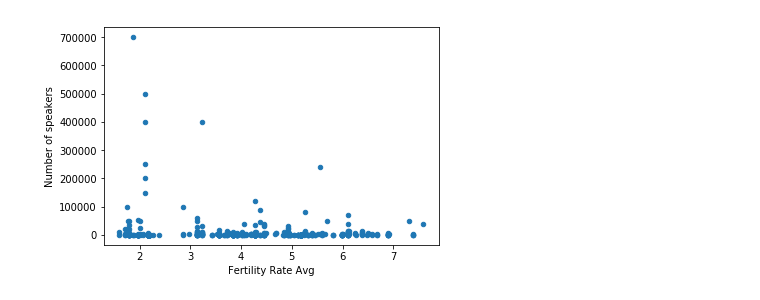
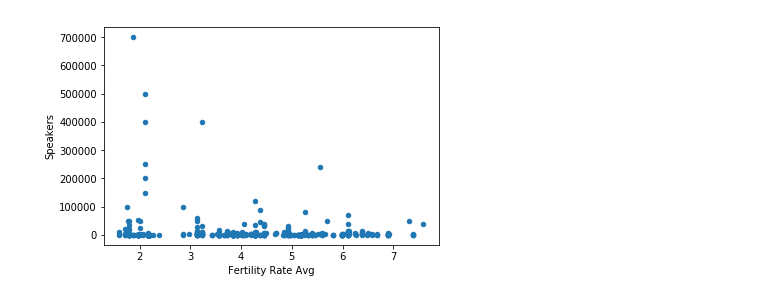
Before and after one commit to AlexEBall/Endangered_Languages_Capstone_Proj_1, a Jupyter notebook: Endangered Language EDA.ipynb, the cells around one changed output. Cells and saved outputs as stored; diff of their text form; code cells hidden in the pictures.

Commit message:
wrangled more data and combined into one dataset

```diff
--- a/Endangered Language EDA.ipynb
+++ b/Endangered Language EDA.ipynb
@@ -2,4 +2,7 @@
 import pandas as pd
 import matplotlib.pyplot as plt
 
-fertility_rate = pd.read_csv('./data_sets/')
+fertility_rate = pd.read_csv('./data_sets/Fertility_Rate_to_Merge.csv')
+endangered_languages = pd.read_csv('./data_sets/Endangered_Languages_Clean.csv')
+english_proficiency = pd.read_csv('./data_sets/2017_EF_English_Proficiency.csv')
+country_codes = pd.read_csv('./data_sets/country_codes.csv')
@@ -8,6 +9,5 @@ fr_clean = fertility_rate_df_average[['Country Code', 'Fertility Rate Avg']]
 # %%
-together = pd.merge(endangered_languages, fr_clean,
-                    left_on='Country codes alpha 3', right_on='Country Code', how='inner')
+together = pd.merge(endangered_languages, fertility_rate, how='inner')
 # %%
 together.tail()
 # %% [output]
@@ -20,9 +20,9 @@ together.tail()
 # %%
-degree = together.groupby('Degree of endangerment')
+degree = together.groupby('Degree of Endangerment')
 # %%
 severely_endangered = degree.get_group('Severely endangered')
 # %%
-severely_endangered.plot(kind='scatter', y='Number of speakers', x='Fertility Rate Avg')
+severely_endangered.plot(kind='scatter', y='Speakers', x='Fertility Rate Avg')
 plt.show()
 # %% [output]
-[figure, old version]
+[figure, new version]
```
Also changed, not shown: parts of 21 cells of this notebook, 5 other files.
